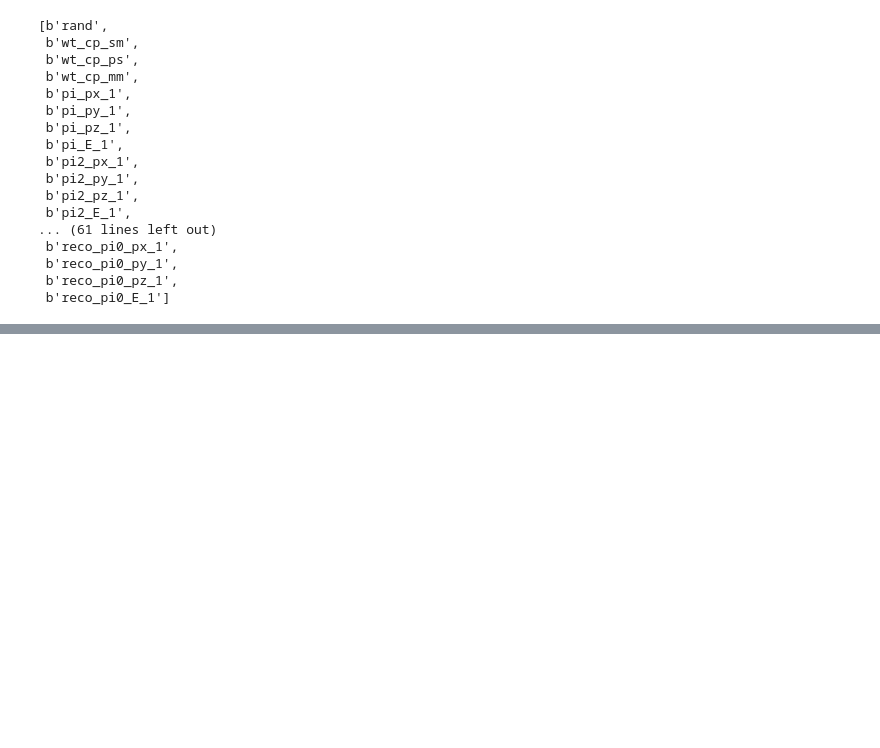
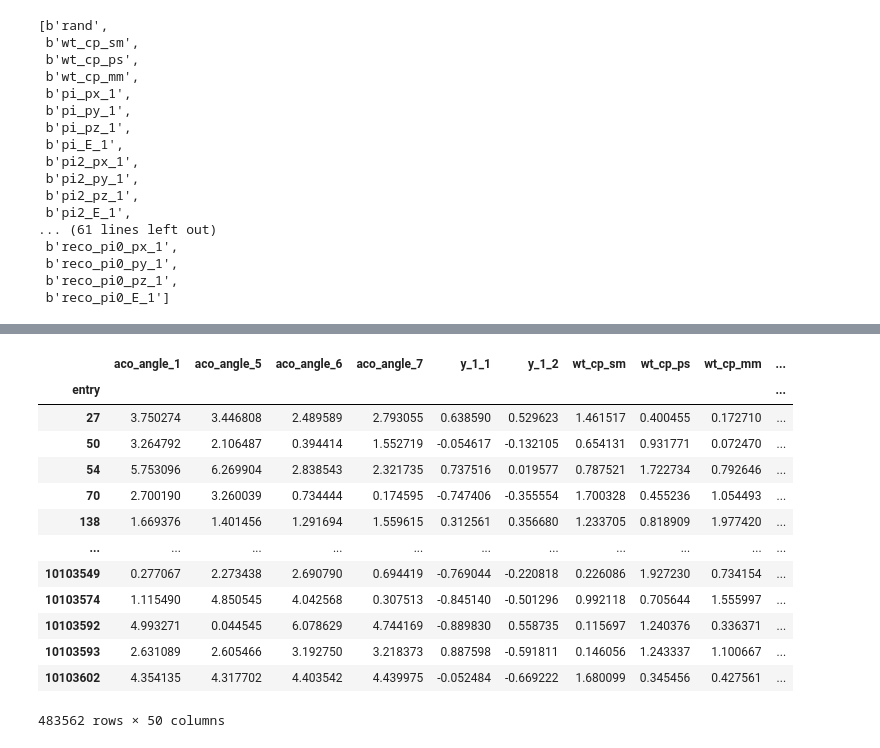
Before and after one commit to stanleyycheung/MSci-Project-HiggsTauTau, a Jupyter notebook: stanley/testing.ipynb, the cells around one changed output, grey strips where cells are left out. Cells and saved outputs as stored; diff of their text form; code cells hidden in the pictures; blank space fills up the shorter version.

Commit message:
added strict mode

```diff
--- a/stanley/testing.ipynb
+++ b/stanley/testing.ipynb
@@ -1265,0 +1289,2 @@ tree.keys()
+# %%
+df = pd.read_hdf('/vols/cms/shc3117/df_tt_rho_rho.h5', 'df')
@@ -1265,0 +1316,17 @@ tree.keys()
+# %%
+df[(df['mva_dm_1'] == 1) & (df['mva_dm_2'] == 1) & (df["tau_decay_mode_1"] == 1) & (df["tau_decay_mode_2"] == 1) & (df['tauFlag_1'] == 1) & (df['tauFlag_2'] == 1)]
+# %% [output]
+|  | aco_angle_1 | aco_angle_5 | aco_angle_6 | aco_angle_7 | y_1_1 | y_1_2 | wt_cp_sm | wt_cp_ps | wt_cp_mm | ... |
+| entry |  |  |  |  |  |  |  |  |  | ... |
+| 27 | 3.750274 | 3.446808 | 2.489589 | 2.793055 | 0.638590 | 0.529623 | 1.461517 | 0.400455 | 0.172710 | ... |
+| 50 | 3.264792 | 2.106487 | 0.394414 | 1.552719 | -0.054617 | -0.132105 | 0.654131 | 0.931771 | 0.072470 | ... |
+| 54 | 5.753096 | 6.269904 | 2.838543 | 2.321735 | 0.737516 | 0.019577 | 0.787521 | 1.722734 | 0.792646 | ... |
+| 70 | 2.700190 | 3.260039 | 0.734444 | 0.174595 | -0.747406 | -0.355554 | 1.700328 | 0.455236 | 1.054493 | ... |
+| 138 | 1.669376 | 1.401456 | 1.291694 | 1.559615 | 0.312561 | 0.356680 | 1.233705 | 0.818909 | 1.977420 | ... |
+| ... | ... | ... | ... | ... | ... | ... | ... | ... | ... | ... |
+| 10103549 | 0.277067 | 2.273438 | 2.690790 | 0.694419 | -0.769044 | -0.220818 | 0.226086 | 1.927230 | 0.734154 | ... |
+| 10103574 | 1.115490 | 4.850545 | 4.042568 | 0.307513 | -0.845140 | -0.501296 | 0.992118 | 0.705644 | 1.555997 | ... |
+| 10103592 | 4.993271 | 0.044545 | 6.078629 | 4.744169 | -0.889830 | 0.558735 | 0.115697 | 1.240376 | 0.336371 | ... |
+| 10103593 | 2.631089 | 2.605466 | 3.192750 | 3.218373 | 0.887598 | -0.591811 | 0.146056 | 1.243337 | 1.100667 | ... |
+| 10103602 | 4.354135 | 4.317702 | 4.403542 | 4.439975 | -0.052484 | -0.669222 | 1.680099 | 0.345456 | 0.427561 | ... |
+483562 rows × 50 columns
```
Also changed, not shown: parts of 7 cells of this notebook, 4 other files.
